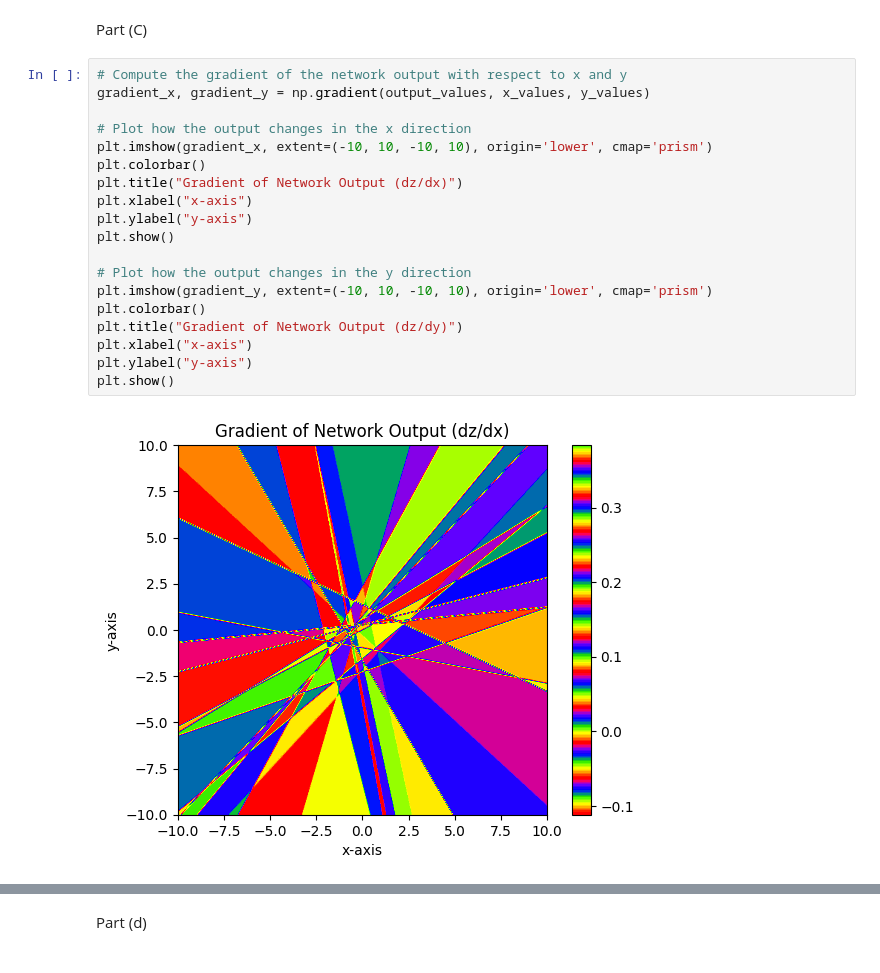
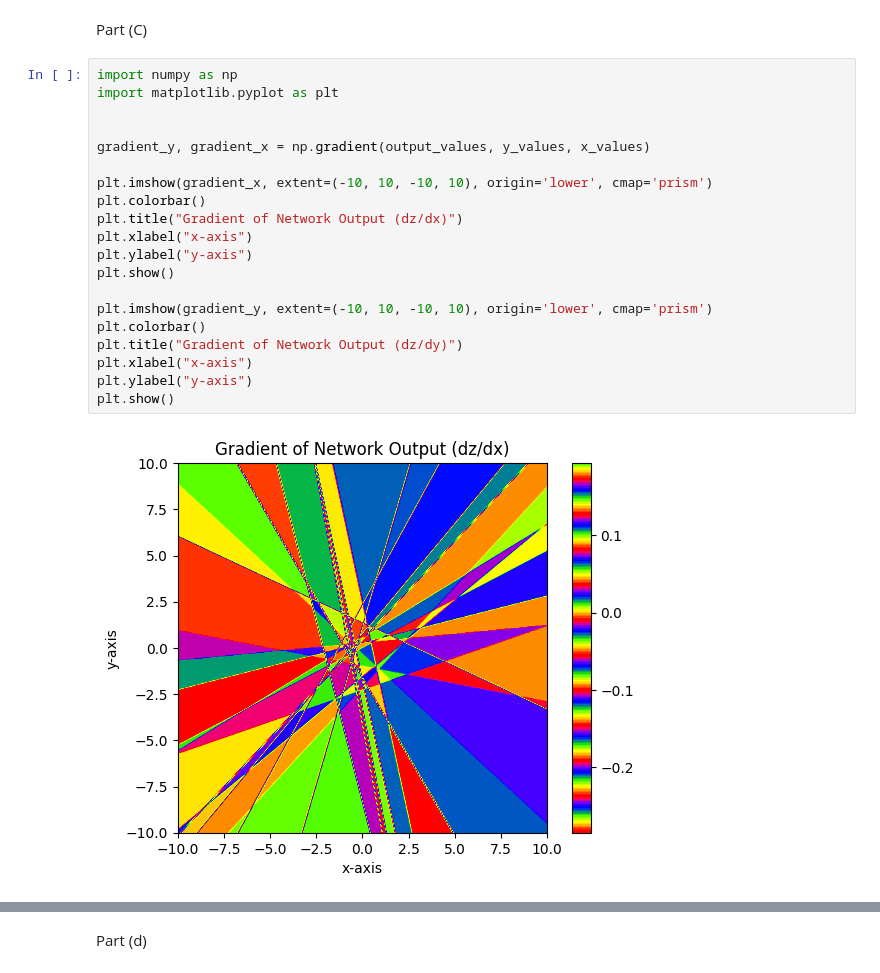
Before and after one commit to SriVidyaYeluripati/mlph_w24, a Jupyter notebook: sheet05/sheet05.ipynb, the cells around one changed output, grey strips where cells are left out. Saved outputs shown, nothing was run; the diff lists cells and outputs as text.

```diff
--- a/sheet05/sheet05.ipynb
+++ b/sheet05/sheet05.ipynb
@@ -120,23 +127,24 @@ plt.show()  # Display the plot
 # %% [markdown]
 Part (C)
 # %%
-# Compute the gradient of the network output with respect to x and y
-gradient_x, gradient_y = np.gradient(output_values, x_values, y_values)
+import numpy as np
+import matplotlib.pyplot as plt
 
-# Plot how the output changes in the x direction
+
+gradient_y, gradient_x = np.gradient(output_values, y_values, x_values)
+
 plt.imshow(gradient_x, extent=(-10, 10, -10, 10), origin='lower', cmap='prism')
 plt.colorbar()
 plt.title("Gradient of Network Output (dz/dx)")
 plt.xlabel("x-axis")
 plt.ylabel("y-axis")
 plt.show()
 
-# Plot how the output changes in the y direction
 plt.imshow(gradient_y, extent=(-10, 10, -10, 10), origin='lower', cmap='prism')
 plt.colorbar()
 plt.title("Gradient of Network Output (dz/dy)")
 plt.xlabel("x-axis")
 plt.ylabel("y-axis")
 plt.show()
 # %% [output]
-[figure, old version]
+[figure, new version]
```
Also changed, not shown: parts of 6 cells of this notebook.
